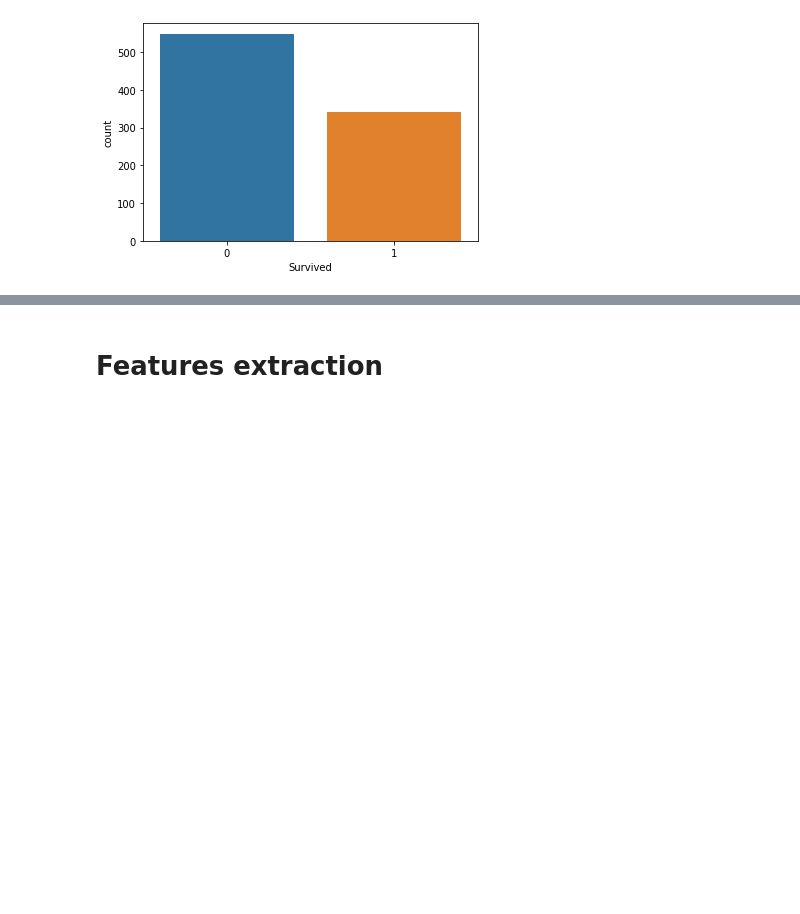
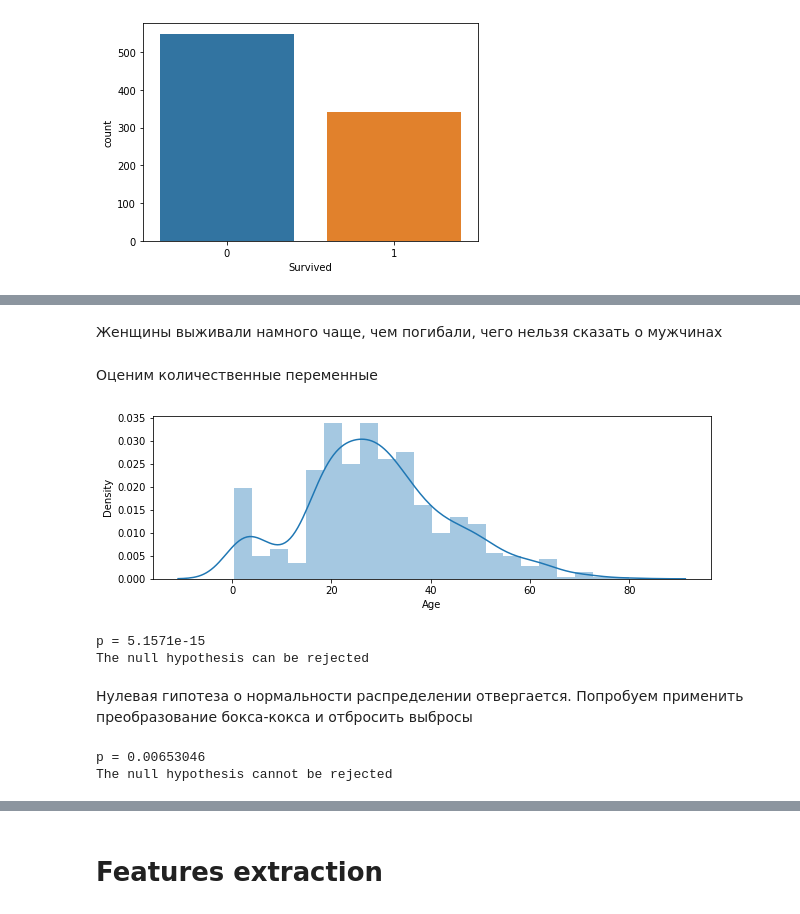
Before and after one commit to G544/kaggle_competition, a Jupyter notebook: kaggle/Titanic.ipynb, the cells around one changed output, grey strips where cells are left out. Drawn from its saved outputs; the diff is of its cells as text; code cells hidden in the pictures; blank space fills up the shorter version.

```diff
--- a/kaggle/Titanic.ipynb
+++ b/kaggle/Titanic.ipynb
@@ -129,0 +150,35 @@ sns.countplot(x='Parch', hue='Survived', data=data)
+# %% [markdown]
+Женщины выживали намного чаще, чем погибали, чего нельзя сказать о мужчинах
+# %% [markdown]
+Оценим количественные переменные
+# %%
+plt.figure(figsize=(10,3))
+sns.distplot(vis_df['Age'])
+plt.show()
+# %% [output]
+[figure, added]
+# %%
+k2, p = stats.normaltest(vis_df['Age'].fillna(24))
+alpha = 1e-3
+print("p = {:g}".format(p))
+if p < alpha:  # null hypothesis: x comes from a normal distribution
+    print("The null hypothesis can be rejected")
+else:
+    print("The null hypothesis cannot be rejected")
+# %% [output]
+p = 5.1571e-15
+The null hypothesis can be rejected
+# %% [markdown]
+Нулевая гипотеза о нормальности распределении отвергается. Попробуем применить преобразование бокса-кокса и отбросить выбросы
+# %%
+k2, p = stats.normaltest((stats.boxcox(vis_df[vis_df['Age']< 65]['Age'].fillna(24), lmbda=0.765)))
+alpha = 1e-3
+print("p = {:g}".format(p))
+if p < alpha:  # null hypothesis: x comes from a normal distribution
+    print("The null hypothesis can be rejected")
+else:
+    print("The null hypothesis cannot be rejected")
+k2, p = stats.normaltest(stats.boxcox(vis_df['Fare']+1, lmbda=0))
+# %% [output]
+p = 0.00653046
+The null hypothesis cannot be rejected
```
Also changed, not shown: parts of 23 cells of this notebook.
